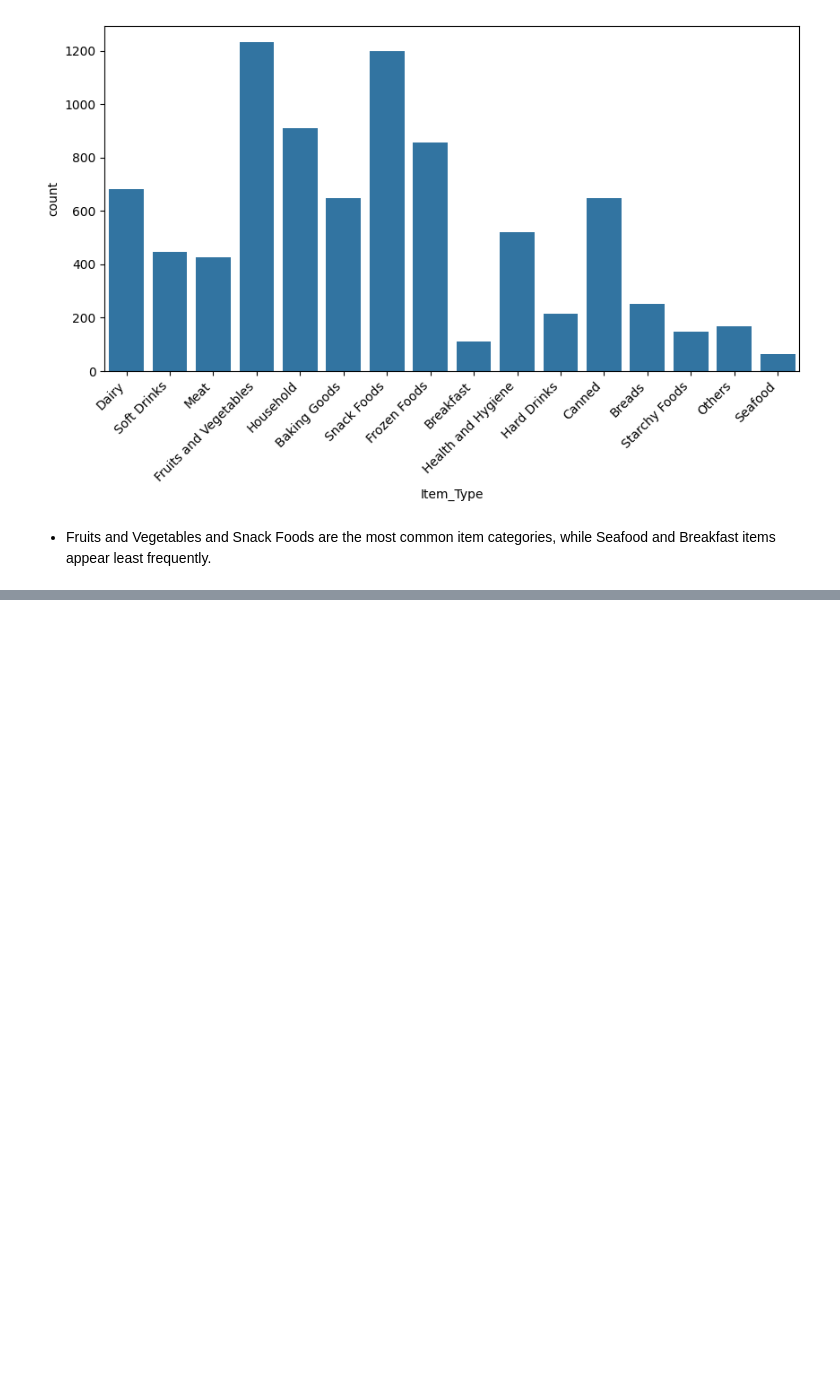
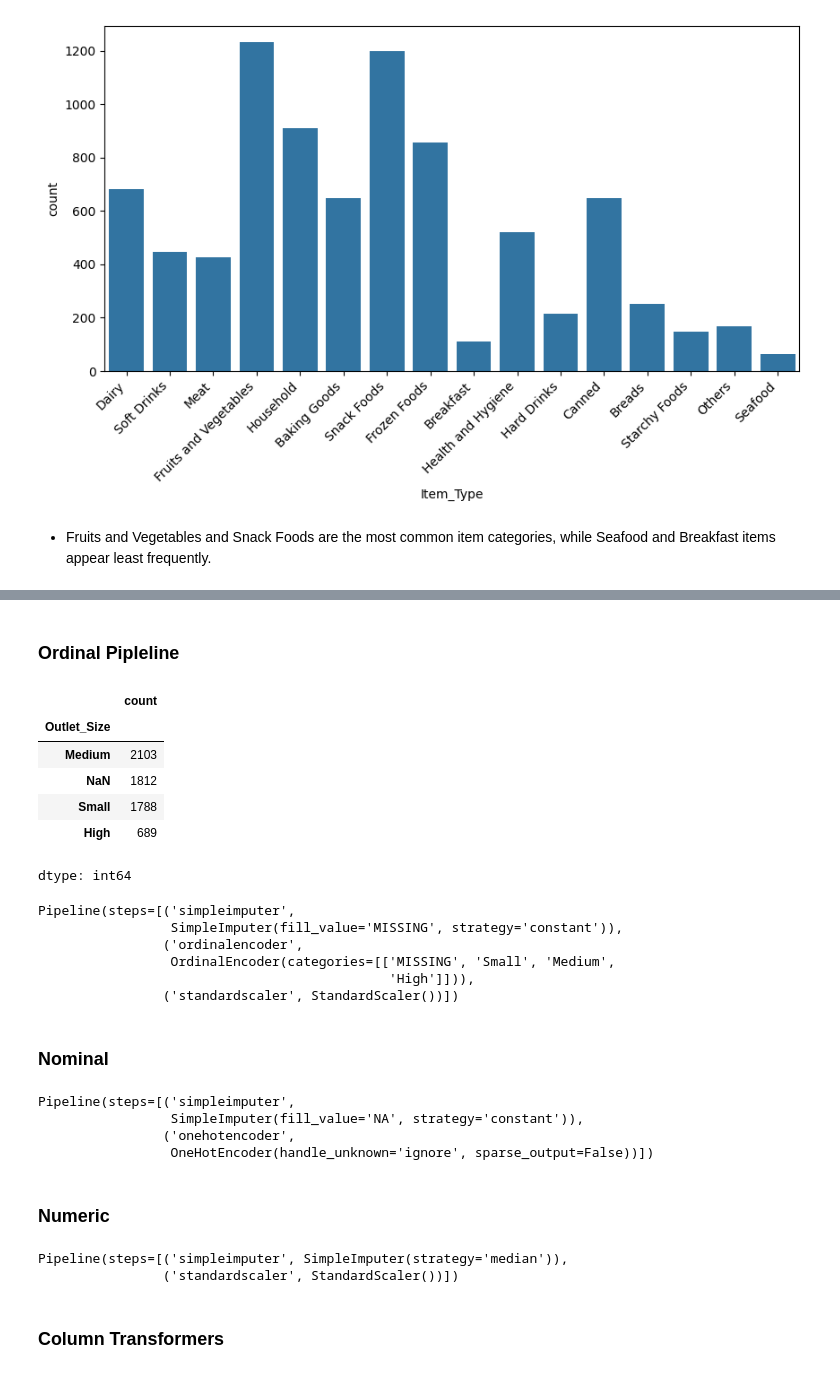
Before and after one commit to swirita/Prediction-of-Product-Sales, a Jupyter notebook: Prediction_of_Product_Sales.ipynb, the cells around one changed output, grey strips where cells are left out. Drawn from its saved outputs; the diff is of its cells as text; code cells hidden in the pictures; blank space fills up the shorter version.

```diff
--- a/Prediction_of_Product_Sales.ipynb
+++ b/Prediction_of_Product_Sales.ipynb
@@ -453,0 +498,68 @@ plt.xticks(rotation=45, ha='right');
+# %%
+# target column
+y= df['Item_Outlet_Sales']
+X= df.drop(columns='Item_Outlet_Sales')
+
+X_train, X_test, y_train, y_test = train_test_split(X, y, random_state=42)
+# %% [markdown]
+### Ordinal Pipleline
+# %%
+# see value counts for possible ordinal features
+ord_cols=['Outlet_Size']
+X_train[ord_cols].value_counts(dropna=False)
+# %% [output]
+|  | count |
+| Outlet_Size |  |
+| Medium | 2103 |
+| NaN | 1812 |
+| Small | 1788 |
+| High | 689 |
+dtype: int64
+# %%
+# order cats
+size_order=['MISSING','Small','Medium','High']
+# Pipeline
+ord_pipe = make_pipeline(
+  SimpleImputer(strategy='constant', fill_value='MISSING'),
+  OrdinalEncoder(categories=[size_order]),
+  StandardScaler()
+)
+ord_tuple = ('Ordinal', ord_pipe, ord_cols)
+
+ord_pipe
+# %% [output]
+Pipeline(steps=[('simpleimputer',
+                 SimpleImputer(fill_value='MISSING', strategy='constant')),
+                ('ordinalencoder',
+                 OrdinalEncoder(categories=[['MISSING', 'Small', 'Medium',
+                                             'High']])),
+                ('standardscaler', StandardScaler())])
+# %% [markdown]
+### Nominal
+# %%
+ohe_cols = X_train.select_dtypes('object').drop(columns=ord_cols).columns
+ohe_pipe = make_pipeline(
+  SimpleImputer(strategy='constant', fill_value='NA'),
+  OneHotEncoder(sparse_output=False, handle_unknown='ignore')
+)
+
+ohe_tuple = ('Categorical', ohe_pipe, ohe_cols)
+ohe_pipe
+# %% [output]
+Pipeline(steps=[('simpleimputer',
+                 SimpleImputer(fill_value='NA', strategy='constant')),
+                ('onehotencoder',
+                 OneHotEncoder(handle_unknown='ignore', sparse_output=False))])
+# %% [markdown]
+### Numeric
+# %%
+num_cols_train = X_train.select_dtypes("number").columns
+num_pipe = make_pipeline(SimpleImputer(strategy='median'), StandardScaler())
+num_tuple = ('Numeric', num_pipe, num_cols_train)
+
+num_pipe
+# %% [output]
+Pipeline(steps=[('simpleimputer', SimpleImputer(strategy='median')),
+                ('standardscaler', StandardScaler())])
+# %% [markdown]
+### Column Transformers
```
Also changed, not shown: parts of 11 cells of this notebook.
